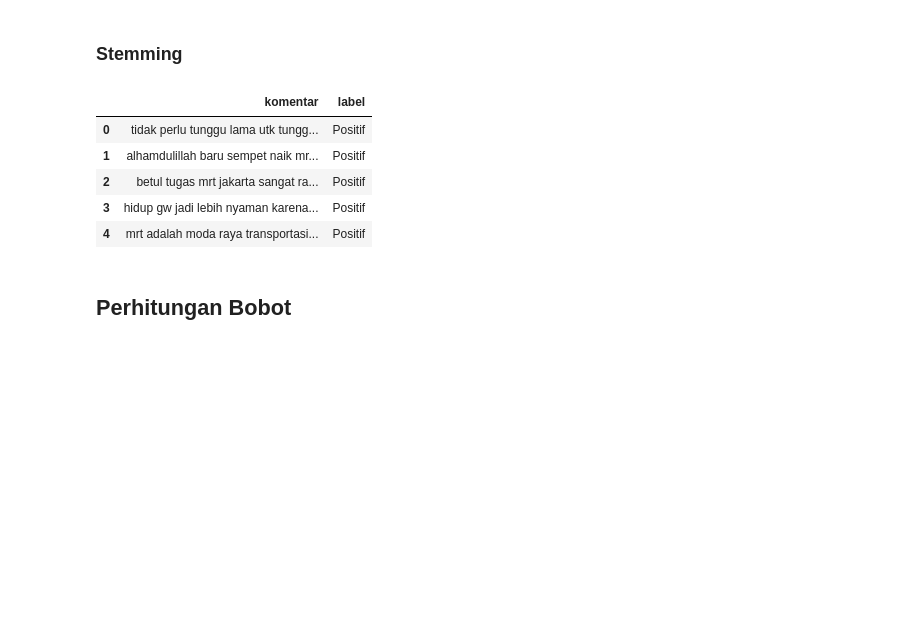
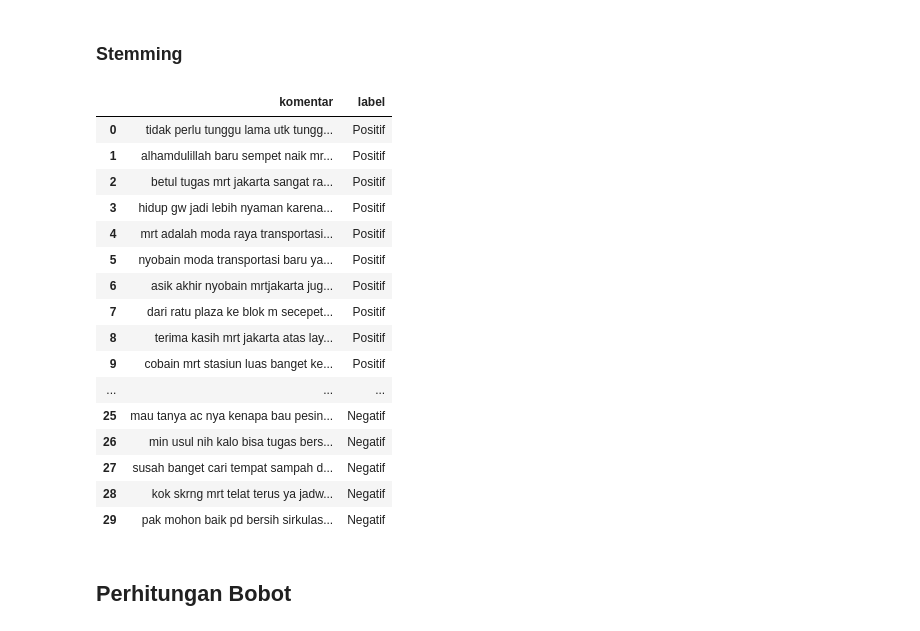
Before and after one commit to abuwildanm/Text-Mining, a Jupyter notebook: Sentiment_Analysis_Project.ipynb, the cells around one changed output. Saved outputs shown, nothing was run; the diff lists cells and outputs as text; code cells hidden in the pictures; blank space fills up the shorter version.

```diff
--- a/Sentiment_Analysis_Project.ipynb
+++ b/Sentiment_Analysis_Project.ipynb
@@ -68,14 +71,25 @@ stopwords = stopWordRemoverFactory.get_stop_words()
 for row in range(n_document):
   df.loc[row, 'komentar'] = stemmer.stem(df.loc[row, 'komentar'])
 # %%
-df.head()
+df
 # %% [output]
 |  | komentar | label |
 | 0 | tidak perlu tunggu lama utk tungg... | Positif |
 | 1 | alhamdulillah baru sempet naik mr... | Positif |
 | 2 | betul tugas mrt jakarta sangat ra... | Positif |
 | 3 | hidup gw jadi lebih nyaman karena... | Positif |
 | 4 | mrt adalah moda raya transportasi... | Positif |
+| 5 | nyobain moda transportasi baru ya... | Positif |
+| 6 | asik akhir nyobain mrtjakarta jug... | Positif |
+| 7 | dari ratu plaza ke blok m secepet... | Positif |
+| 8 | terima kasih mrt jakarta atas lay... | Positif |
+| 9 | cobain mrt stasiun luas banget ke... | Positif |
+| ... | ... | ... |
+| 25 | mau tanya ac nya kenapa bau pesin... | Negatif |
+| 26 | min usul nih kalo bisa tugas bers... | Negatif |
+| 27 | susah banget cari tempat sampah d... | Negatif |
+| 28 | kok skrng mrt telat terus ya jadw... | Negatif |
+| 29 | pak mohon baik pd bersih sirkulas... | Negatif |
 # %% [markdown]
 ## Perhitungan Bobot
 # %%
```
Also changed, not shown: parts of 16 cells of this notebook.
